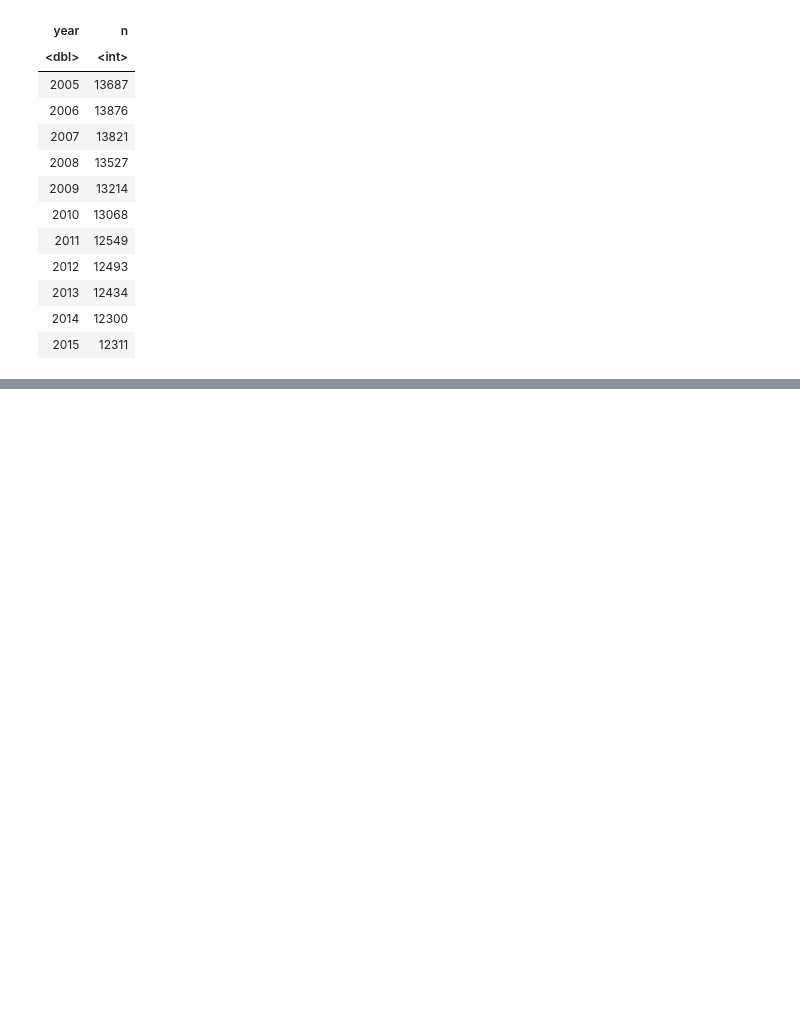
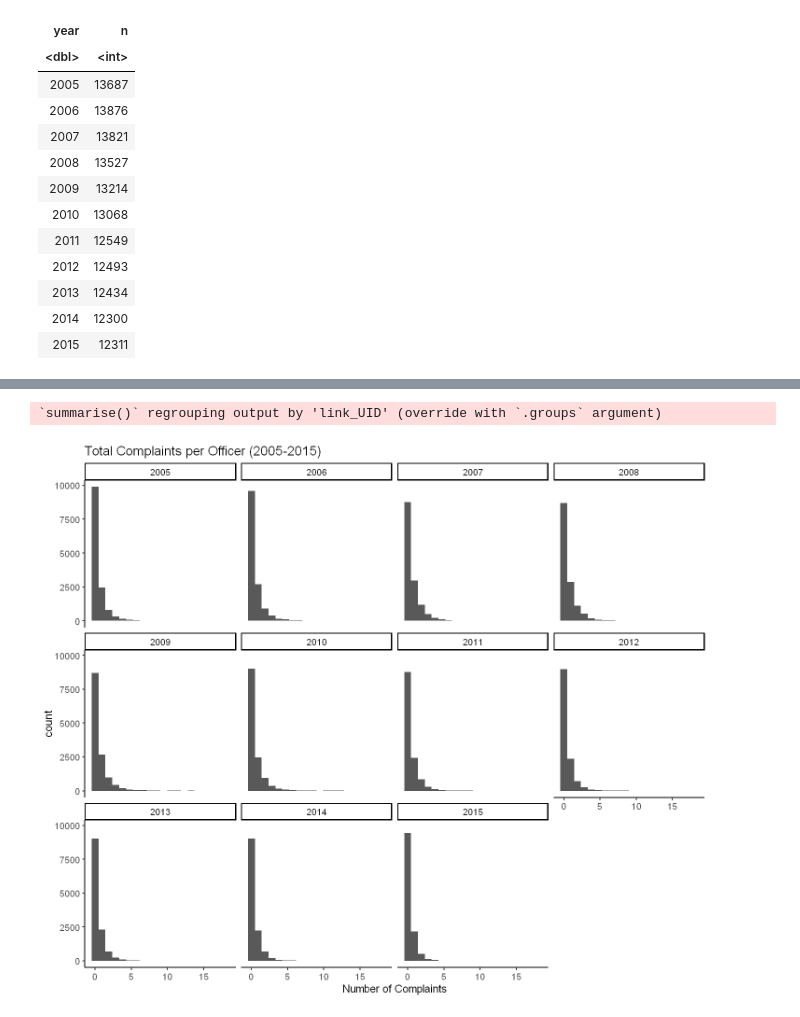
Before and after one commit to micahkwok/Group15, a Jupyter notebook: eda/EDA.ipynb, the cells around one changed output, grey strips where cells are left out. Cells and saved outputs as stored; diff of their text form; code cells hidden in the pictures; blank space fills up the shorter version.

```diff
--- a/eda/EDA.ipynb
+++ b/eda/EDA.ipynb
@@ -296,18 +287,17 @@ cpd_complaints %>%
 # %%
 options(repr.plot.width=12, repr.plot.height=10)
 
 #Faceted per year histogram
-complaints_per_off_yr <- df_merged %>%
-    group_by(UID, year, cr_id) %>%
-    tally() %>%
-    drop_na() %>%
-    group_by(UID, year) %>%
-    tally()
-
-ggplot(complaints_per_off_yr, aes(x = n)) +
+complaints_all_staff %>%
+    group_by(link_UID, year) %>%
+    summarize(n = sum(complaints_per_year)) %>%
+    ggplot(aes(x = n)) +
     labs(x = "Number of Complaints") +
-    ggtitle("Complaints per Officer") +
-    geom_histogram(bins = 30) +
+    ggtitle("Total Complaints per Officer (2005-2015)") +
+    geom_histogram(bins = 20) +
     facet_wrap(~year, nrow=3)
+# %% [output]
+`summarise()` regrouping output by 'link_UID' (override with `.groups` argument)
+[figure, added]
 # %%
 # complaints by officer rank
```
Also changed, not shown: parts of 20 cells of this notebook.
